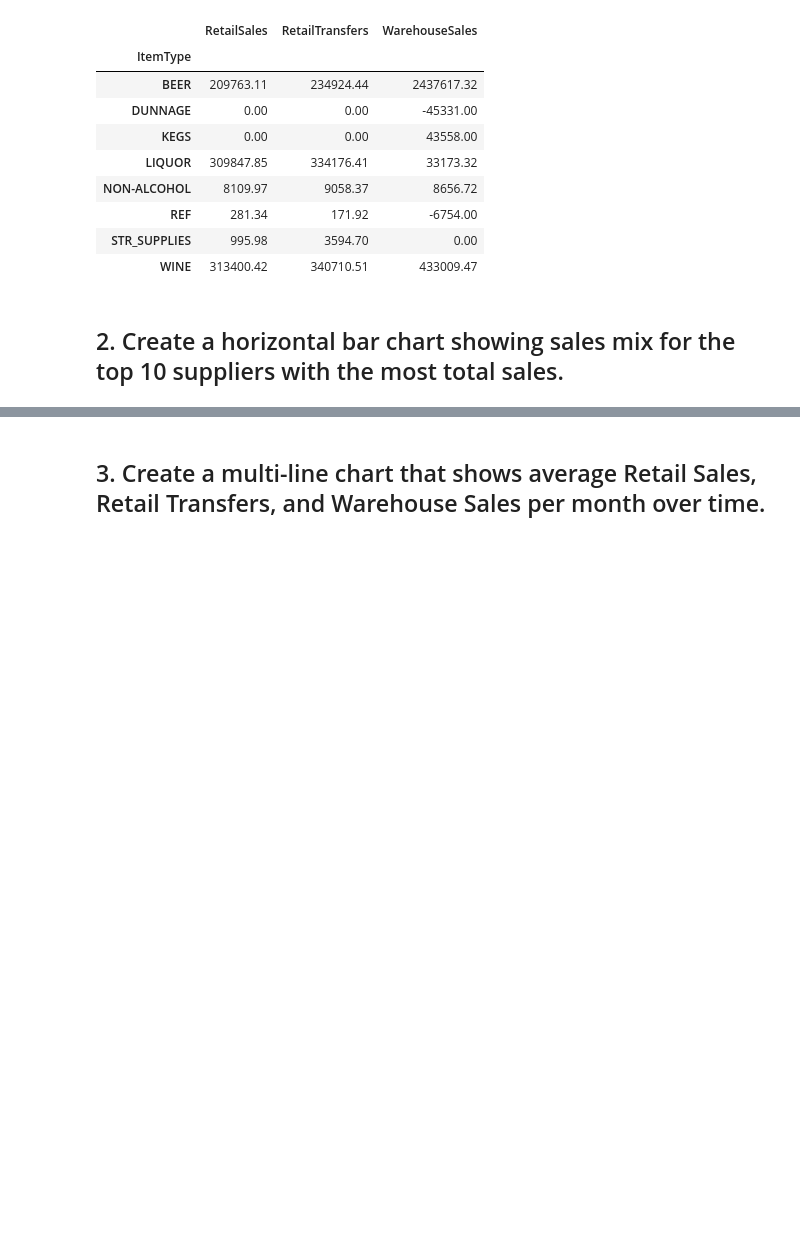
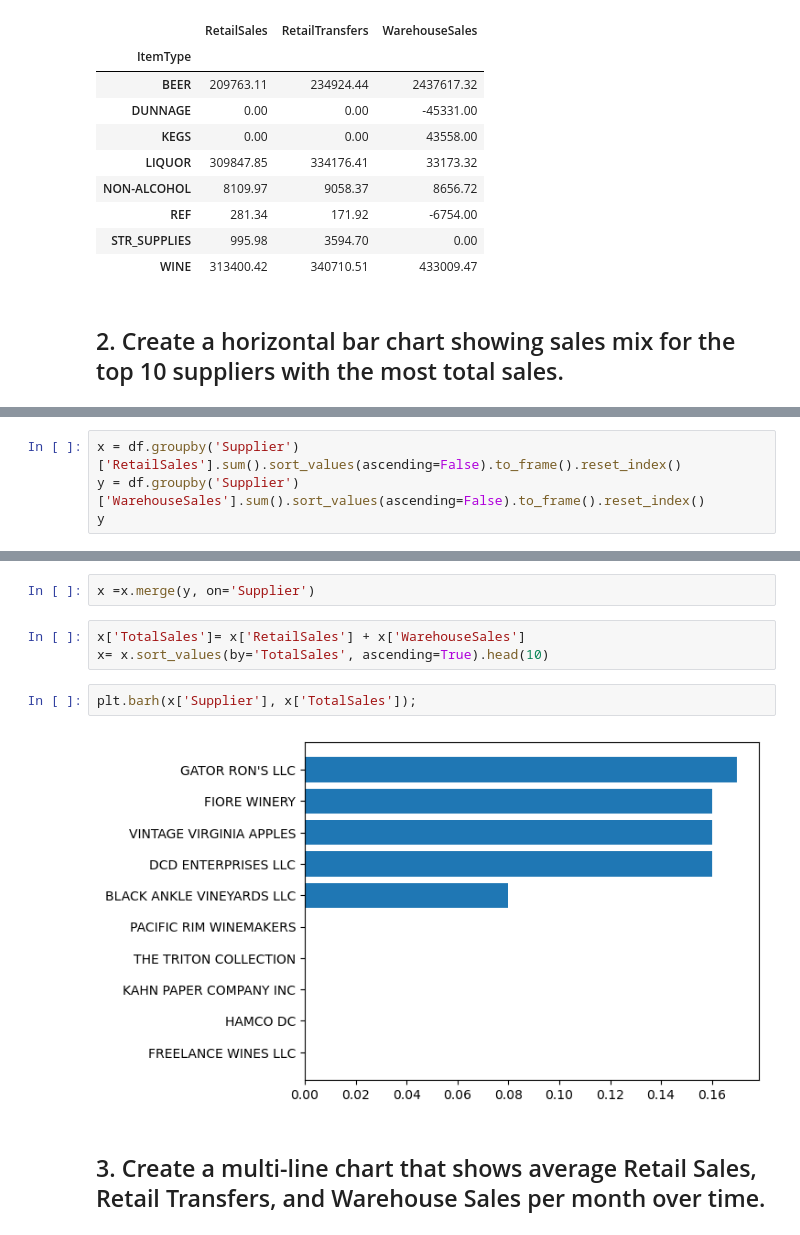
Before and after one commit to moldypeaches/DAFT_0410, a Jupyter notebook: module_2/Lab_2_ Plotting-Multiple-Data-Series/main.ipynb, the cells around one changed output, grey strips where cells are left out. Saved outputs shown, nothing was run; the diff lists cells and outputs as text; blank space fills up the shorter version.

```diff
--- a/module_2/Lab_2_ Plotting-Multiple-Data-Series/main.ipynb
+++ b/module_2/Lab_2_ Plotting-Multiple-Data-Series/main.ipynb
@@ -61,0 +51,4 @@ TypeError: sort_values() got an unexpected keyword argument 'by'
+# %%
+x = df.groupby('Supplier')['RetailSales'].sum().sort_values(ascending=False).to_frame().reset_index()
+y = df.groupby('Supplier')['WarehouseSales'].sum().sort_values(ascending=False).to_frame().reset_index()
+y
@@ -62,2 +69,11 @@ TypeError: sort_values() got an unexpected keyword argument 'by'
+# %%
+x =x.merge(y, on='Supplier')
+# %%
+x['TotalSales']= x['RetailSales'] + x['WarehouseSales']
+x= x.sort_values(by='TotalSales', ascending=True).head(10)
+# %%
+plt.barh(x['Supplier'], x['TotalSales']);
+# %% [output]
+[figure, added]
 # %% [markdown]
 ## 3. Create a multi-line chart that shows average Retail Sales, Retail Transfers, and Warehouse Sales per month over time.
```
Also changed, not shown: parts of 11 cells of this notebook.
